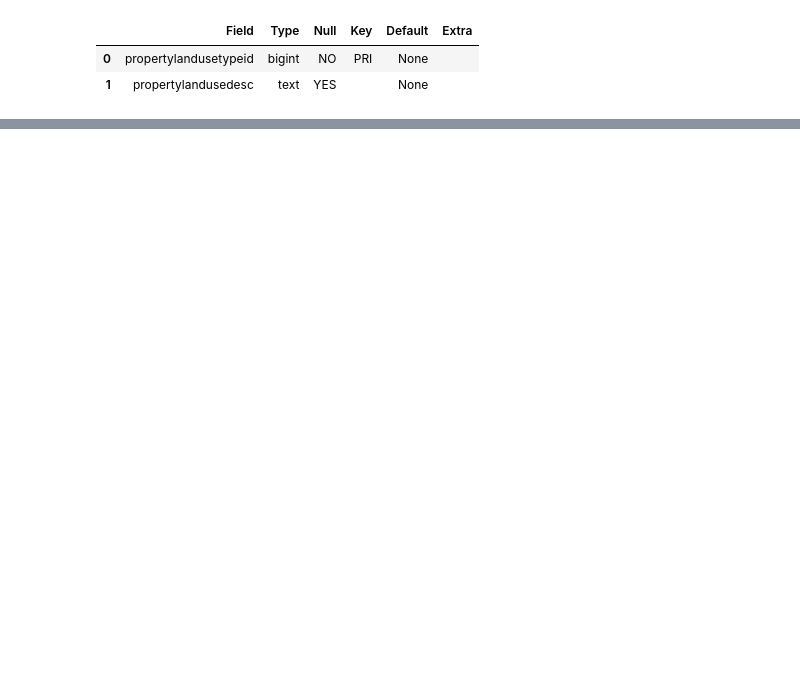
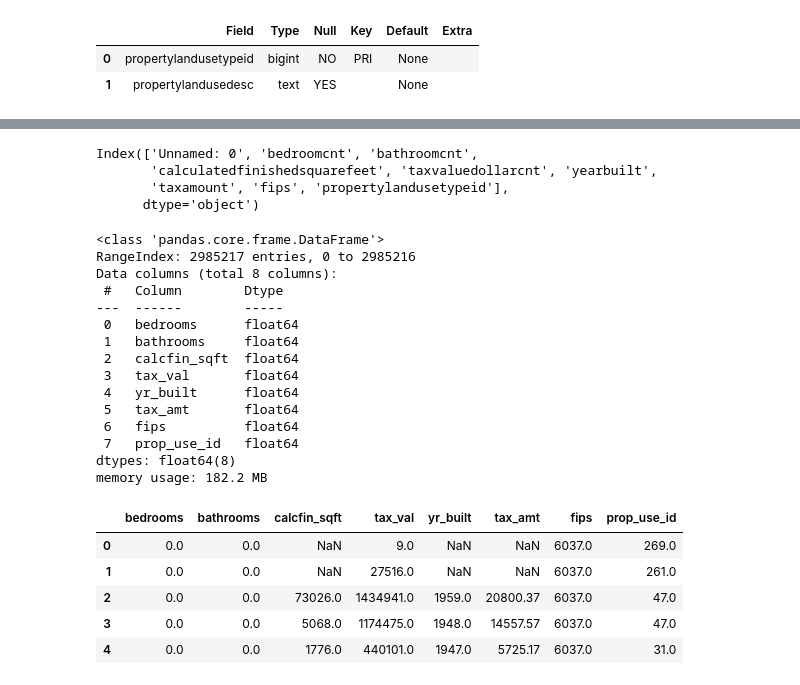
Before and after one commit to tarrencen/regression-exercises, a Jupyter notebook: wrangle.ipynb, the cells around one changed output, grey strips where cells are left out. Saved outputs shown, nothing was run; the diff lists cells and outputs as text; code cells hidden in the pictures; blank space fills up the shorter version.

```diff
--- a/wrangle.ipynb
+++ b/wrangle.ipynb
@@ -129,0 +158,44 @@ prop_types.shape
+# %%
+prop_vals.columns
+# %% [output]
+Index(['Unnamed: 0', 'bedroomcnt', 'bathroomcnt',
+       'calculatedfinishedsquarefeet', 'taxvaluedollarcnt', 'yearbuilt',
+       'taxamount', 'fips', 'propertylandusetypeid'],
+      dtype='object')
+# %%
+# shorten column names
+prop_vals = prop_vals.rename(columns={
+    'bedroomcnt': 'bedrooms',
+    'bathroomcnt': 'bathrooms',
+    'calculatedfinishedsquarefeet': 'calcfin_sqft',
+    'taxvaluedollarcnt': 'tax_val',
+    'yearbuilt': 'yr_built',
+    'taxamount': 'tax_amt',
+    'fips': 'fips',
+    'propertylandusetypeid': 'prop_use_id'
+    })
+
+prop_vals.info()
+prop_vals.head()
+# %% [output]
+<class 'pandas.core.frame.DataFrame'>
+RangeIndex: 2985217 entries, 0 to 2985216
+Data columns (total 8 columns):
+ #   Column        Dtype
+---  ------        -----
+ 0   bedrooms      float64
+ 1   bathrooms     float64
+ 2   calcfin_sqft  float64
+ 3   tax_val       float64
+ 4   yr_built      float64
+ 5   tax_amt       float64
+ 6   fips          float64
+ 7   prop_use_id   float64
+dtypes: float64(8)
+memory usage: 182.2 MB
+|  | bedrooms | bathrooms | calcfin_sqft | tax_val | yr_built | tax_amt | fips | prop_use_id |
+| 0 | 0.0 | 0.0 | NaN | 9.0 | NaN | NaN | 6037.0 | 269.0 |
+| 1 | 0.0 | 0.0 | NaN | 27516.0 | NaN | NaN | 6037.0 | 261.0 |
+| 2 | 0.0 | 0.0 | 73026.0 | 1434941.0 | 1959.0 | 20800.37 | 6037.0 | 47.0 |
+| 3 | 0.0 | 0.0 | 5068.0 | 1174475.0 | 1948.0 | 14557.57 | 6037.0 | 47.0 |
+| 4 | 0.0 | 0.0 | 1776.0 | 440101.0 | 1947.0 | 5725.17 | 6037.0 | 31.0 |
```
Also changed, not shown: parts of 18 cells of this notebook.
